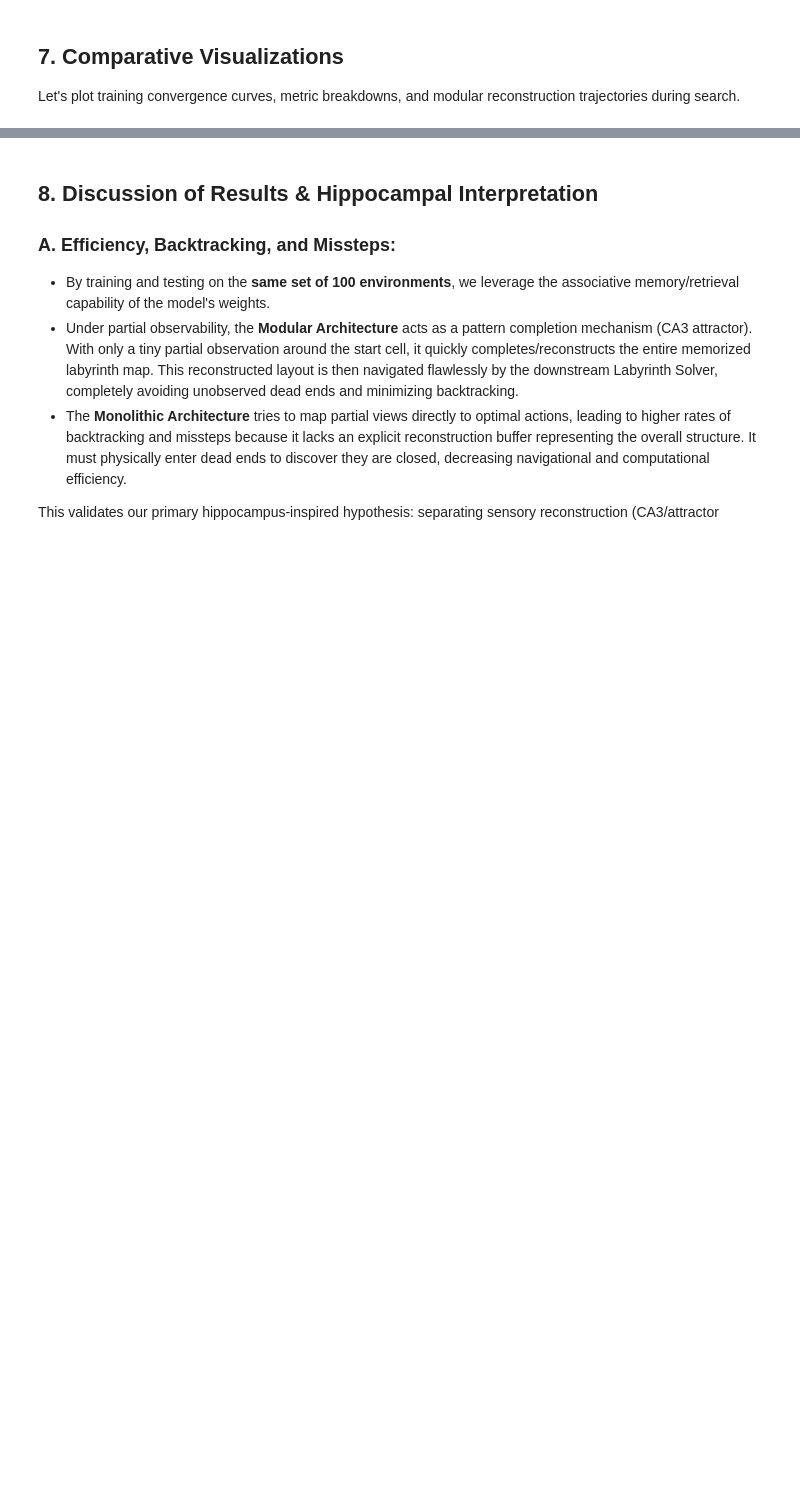
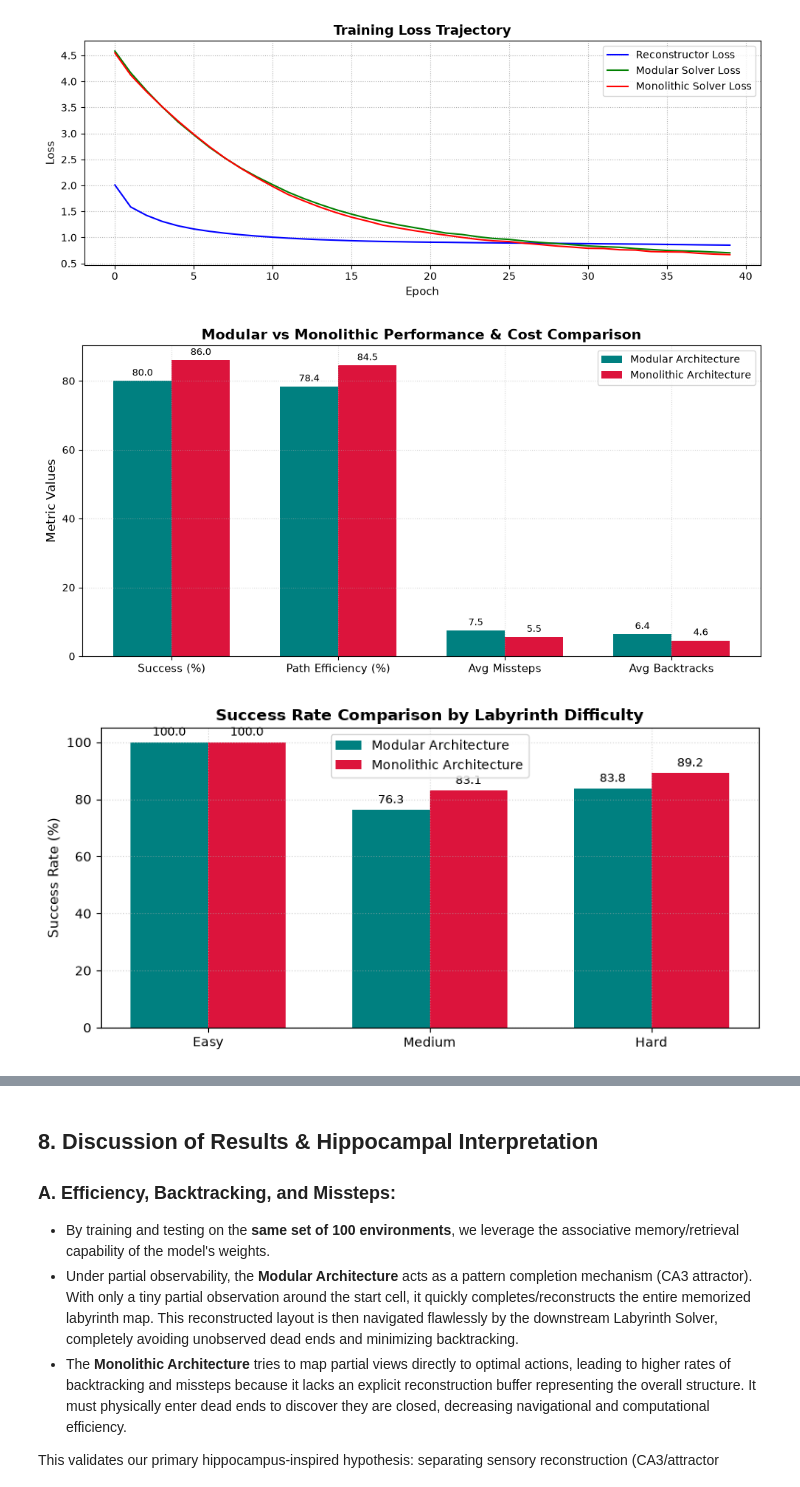
Before and after one commit to sanmquin/Intro-NN, a Jupyter notebook: labs/2.modular_vs_monolithic_labyrinth_tutorial.ipynb, the cells around one changed output, grey strips where cells are left out. Drawn from its saved outputs; the diff is of its cells as text; code cells hidden in the pictures; blank space fills up the shorter version.

```diff
--- a/labs/2.modular_vs_monolithic_labyrinth_tutorial.ipynb
+++ b/labs/2.modular_vs_monolithic_labyrinth_tutorial.ipynb
@@ -352,10 +334,13 @@ def train_reconstructor_model(model, train_loader, epochs=15, lr=1e-3, device='c
             loss.backward()
             optimizer.step()
             total_loss += loss.item() * partial.size(0)
-        losses.append(total_loss / len(train_loader.dataset))
+        epoch_loss = total_loss / len(train_loader.dataset)
+        losses.append(epoch_loss)
+        if epoch % 10 == 0 or epoch == 1:
+            print(f"  [Reconstructor] Epoch {epoch:02d}/{epochs:02d} | Train Loss: {epoch_loss:.4f}")
     return losses
 
-def train_solver_model(model, train_loader, epochs=15, lr=1e-3, device='cpu'):
+def train_solver_model(model, train_loader, model_name="Solver", epochs=15, lr=1e-3, device='cpu'):
     model.to(device)
     optimizer = optim.AdamW(model.parameters(), lr=lr, weight_decay=1e-4)
     criterion = nn.CrossEntropyLoss()
@@ -371,5 +356,8 @@ def train_solver_model(model, train_loader, epochs=15, lr=1e-3, device='cpu'):
             loss.backward()
             optimizer.step()
             total_loss += loss.item() * grid.size(0)
-        losses.append(total_loss / len(train_loader.dataset))
+        epoch_loss = total_loss / len(train_loader.dataset)
+        losses.append(epoch_loss)
+        if epoch % 10 == 0 or epoch == 1:
+            print(f"  [{model_name}] Epoch {epoch:02d}/{epochs:02d} | Train Loss: {epoch_loss:.4f}")
     return losses
@@ -543,9 +584,6 @@ for grid, opt_path, start, end, diff in labyrinths:
-# %% [markdown]
-## 7. Comparative Visualizations
-
-Let's plot training convergence curves, metric breakdowns, and modular reconstruction trajectories during search.
 # %%
 import matplotlib.pyplot as plt
+import os
 
 os.makedirs("charts", exist_ok=True)
 
@@ -594,31 +632,85 @@ def autolabel(rects):
         height = rect.get_height()
         ax.annotate(f'{height:.1f}',
                     xy=(rect.get_x() + rect.get_width() / 2, height),
                     xytext=(0, 3),
                     textcoords="offset points",
                     ha='center', va='bottom', fontsize=9)
 
 autolabel(rects1)
 autolabel(rects2)
 fig.tight_layout()
 plt.savefig("charts/architecture_cost_metrics.png", dpi=150)
 plt.show()
 
-# 3. Modular reconstruction accuracy progress
+# 3. Difficulty-Wise Success Rate Comparison
+difficulties = ['Easy', 'Medium', 'Hard']
+mod_diff_success = []
+mono_diff_success = []
+for d in difficulties:
+    m_sub = [x[0] for x in results['Modular'] if x[4] == d]
+    mo_sub = [x[0] for x in results['Monolithic'] if x[4] == d]
+    mod_diff_success.append(np.mean(m_sub)*100 if m_sub else 0)
+    mono_diff_success.append(np.mean(mo_sub)*100 if mo_sub else 0)
+
+x = np.arange(len(difficulties))
+fig, ax = plt.subplots(figsize=(8, 4))
+rects1 = ax.bar(x - width/2, mod_diff_success, width, label='Modular Architecture', color='teal')
+rects2 = ax.bar(x + width/2, mono_diff_success, width, label='Monolithic Architecture', color='crimson')
+ax.set_ylabel('Success Rate (%)', fontsize=11)
+ax.set_title('Success Rate Comparison by Labyrinth Difficulty', fontsize=12, weight='bold')
+ax.set_xticks(x)
+ax.set_xticklabels(difficulties, fontsize=10)
+ax.legend()
+ax.grid(True, linestyle=':', alpha=0.5)
+autolabel(rects1)
+autolabel(rects2)
+fig.tight_layout()
+plt.savefig("charts/difficulty_success_comparison.png", dpi=150)
+plt.show()
+
+# 4. Difficulty-Wise Path Efficiency Comparison
+mod_diff_eff = []
+mono_diff_eff = []
+for d in difficulties:
+    m_sub = [x[1] for x in results['Modular'] if x[4] == d]
+    mo_sub = [x[1] for x in results['Monolithic'] if x[4] == d]
+    mod_diff_eff.append(np.mean(m_sub)*100 if m_sub else 0)
+    mono_diff_eff.append(np.mean(mo_sub)*100 if mo_sub else 0)
+
+fig, ax = plt.subplots(figsize=(8, 4))
+rects1 = ax.bar(x - width/2, mod_diff_eff, width, label='Modular', color='teal')
+rects2 = ax.bar(x + width/2, mono_diff_eff, width, label='Monolithic', color='crimson')
+ax.set_ylabel('Path Efficiency (%)', fontsize=11)
+ax.set_title('Path Efficiency Comparison by Labyrinth Difficulty', fontsize=12, weight='bold')
+ax.set_xticks(x)
+ax.set_xticklabels(difficulties, fontsize=10)
+ax.legend()
+ax.grid(True, linestyle=':', alpha=0.5)
+autolabel(rects1)
+autolabel(rects2)
+fig.tight_layout()
+plt.savefig("charts/difficulty_efficiency_comparison.png", dpi=150)
+plt.show()
+
+# 5. Modular reconstruction accuracy progress
 max_steps_tested = max(len(acc) for acc in all_modular_accuracies) if all_modular_accuracies else 0
 accuracy_by_step = [[] for _ in range(max_steps_tested)]
 for acc_list in all_modular_accuracies:
     for idx, val in enumerate(acc_list):
         accuracy_by_step[idx].append(val)
 
 avg_accuracy_by_step = [np.mean(steps_accs)*100.0 for steps_accs in accuracy_by_step if len(steps_accs) > 0]
 
 plt.figure(figsize=(8, 4))
 plt.plot(range(1, len(avg_accuracy_by_step) + 1), avg_accuracy_by_step, marker='o', color='purple', linewidth=2.5)
 plt.title("Modular Reconstruction Accuracy Progress During Exploration", fontsize=12, weight='bold')
 plt.xlabel("Navigation Step Index", fontsize=11)
 plt.ylabel("Reconstruction Accuracy (%)", fontsize=11)
 plt.grid(True, linestyle=':')
 plt.tight_layout()
 plt.savefig("charts/reconstruction_accuracy_trajectory.png", dpi=150)
 plt.show()
+# %% [output]
+[figure, added]
+[figure, added]
+[figure, added]
```
Also changed, not shown: parts of 9 cells of this notebook, 15 other files.
